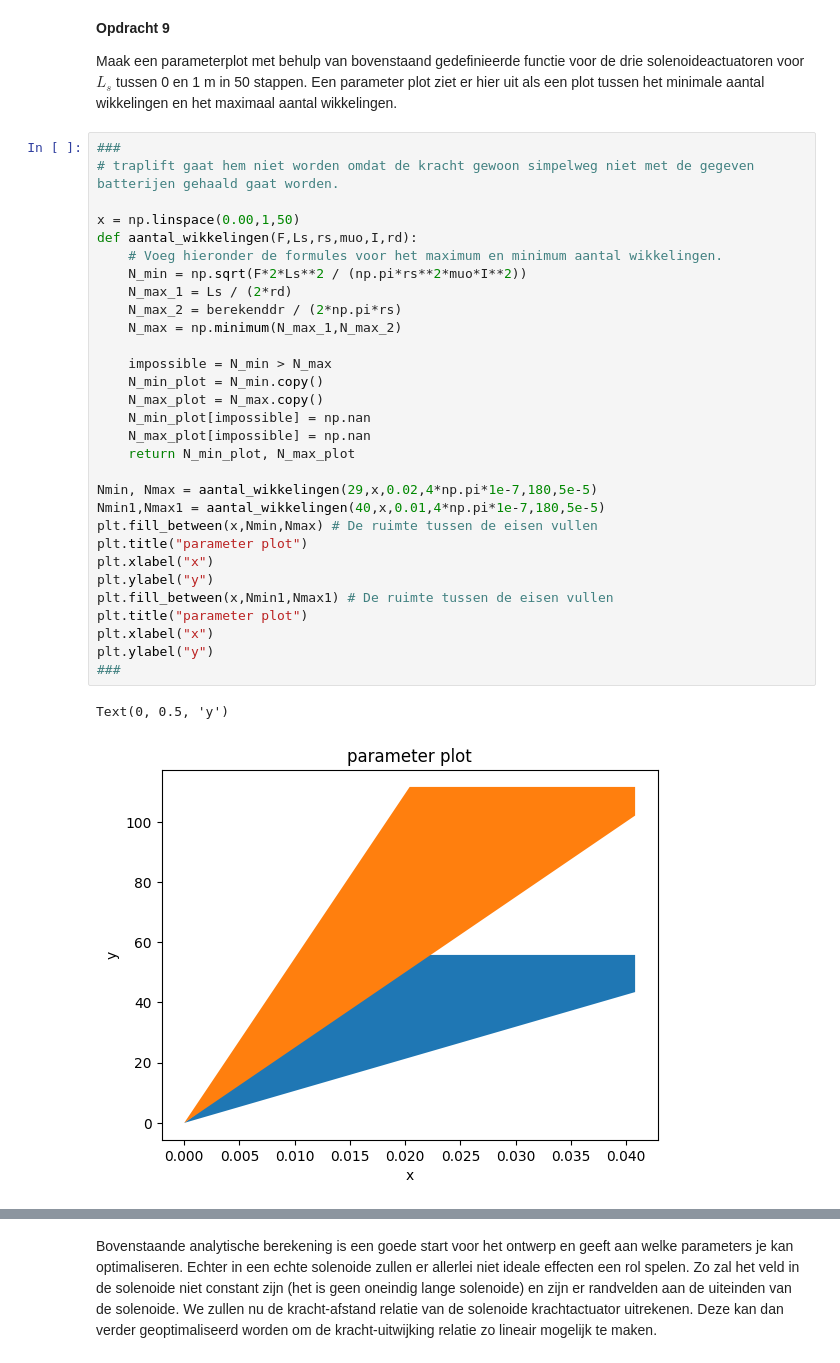
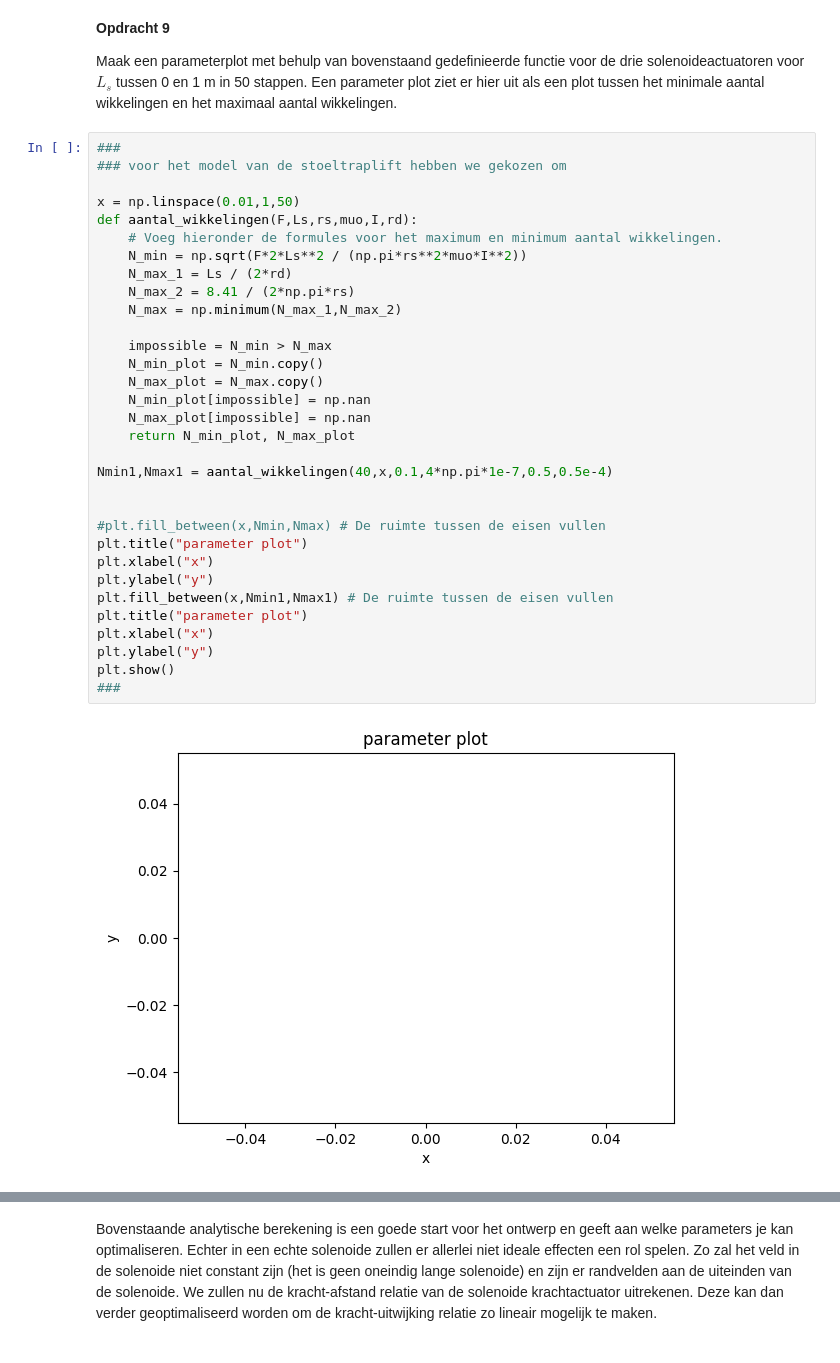
Before and after one commit to owenvanderwal/opdrachten-DEF-D, a Jupyter notebook: DigitaleOntwerpopdrachten/1CondensatorOpdracht/KrachtactuatorOpdracht.ipynb, the cells around one changed output, grey strips where cells are left out. Cells and saved outputs as stored; diff of their text form.

```diff
--- a/DigitaleOntwerpopdrachten/1CondensatorOpdracht/KrachtactuatorOpdracht.ipynb
+++ b/DigitaleOntwerpopdrachten/1CondensatorOpdracht/KrachtactuatorOpdracht.ipynb
@@ -209,34 +216,35 @@ Text(0, 0.5, 'y')
 Maak een parameterplot met behulp van bovenstaand gedefinieerde functie voor de drie solenoideactuatoren voor $L_s$ tussen 0 en 1 m in 50 stappen. Een parameter plot ziet er hier uit als een plot tussen het minimale aantal wikkelingen en het maximaal aantal wikkelingen.
 # %%
 ###
-# traplift gaat hem niet worden omdat de kracht gewoon simpelweg niet met de gegeven batterijen gehaald gaat worden.
+### voor het model van de stoeltraplift hebben we gekozen om
 
-x = np.linspace(0.00,1,50)
+x = np.linspace(0.01,1,50)
 def aantal_wikkelingen(F,Ls,rs,muo,I,rd):
     # Voeg hieronder de formules voor het maximum en minimum aantal wikkelingen.
     N_min = np.sqrt(F*2*Ls**2 / (np.pi*rs**2*muo*I**2))
     N_max_1 = Ls / (2*rd)
-    N_max_2 = berekenddr / (2*np.pi*rs)
+    N_max_2 = 8.41 / (2*np.pi*rs)
     N_max = np.minimum(N_max_1,N_max_2)
 
     impossible = N_min > N_max
     N_min_plot = N_min.copy()
     N_max_plot = N_max.copy()
     N_min_plot[impossible] = np.nan
     N_max_plot[impossible] = np.nan
     return N_min_plot, N_max_plot
 
-Nmin, Nmax = aantal_wikkelingen(29,x,0.02,4*np.pi*1e-7,180,5e-5)
-Nmin1,Nmax1 = aantal_wikkelingen(40,x,0.01,4*np.pi*1e-7,180,5e-5)
-plt.fill_between(x,Nmin,Nmax) # De ruimte tussen de eisen vullen
+Nmin1,Nmax1 = aantal_wikkelingen(40,x,0.1,4*np.pi*1e-7,0.5,0.5e-4)
+
+
+#plt.fill_between(x,Nmin,Nmax) # De ruimte tussen de eisen vullen
 plt.title("parameter plot")
 plt.xlabel("x")
 plt.ylabel("y")
 plt.fill_between(x,Nmin1,Nmax1) # De ruimte tussen de eisen vullen
 plt.title("parameter plot")
 plt.xlabel("x")
 plt.ylabel("y")
+plt.show()
 ###
 # %% [output]
-Text(0, 0.5, 'y')
-[figure, old version]
+[figure, new version]
```
Also changed, not shown: parts of 10 cells of this notebook.
